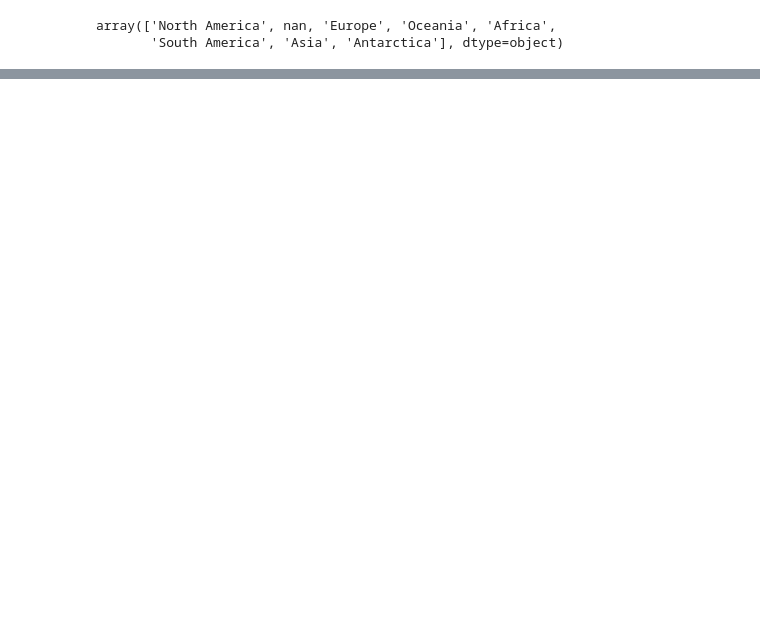
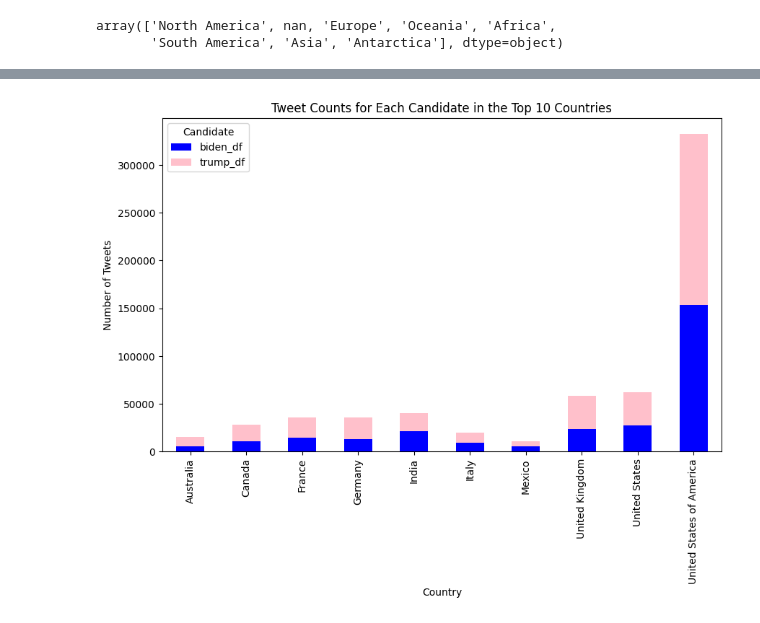
Before and after one commit to MiraySardogan/DC-PollMasters, a Jupyter notebook: twitter.ipynb, the cells around one changed output, grey strips where cells are left out. Cells and saved outputs as stored; diff of their text form; code cells hidden in the pictures; blank space fills up the shorter version.

```diff
--- a/twitter.ipynb
+++ b/twitter.ipynb
@@ -97,0 +209,18 @@ array(['North America', nan, 'Europe', 'Oceania', 'Africa',
+# %%
+top_10_countries = both_data['country'].value_counts().head(10).index
+
+# Filter the data to include only the top 10 countries
+top_country_data = both_data[both_data['country'].isin(top_10_countries)]
+
+# Group by country and candidate to count tweets
+tweets_by_candidate_country = top_country_data.groupby(['country', 'candidate'])['tweet'].count().unstack()
+
+# Plot using matplotlib
+tweets_by_candidate_country.plot(kind='bar', stacked=True, figsize=(10,6), color=['blue', 'pink'])
+plt.xlabel('Country')
+plt.ylabel('Number of Tweets')
+plt.title('Tweet Counts for Each Candidate in the Top 10 Countries')
+plt.legend(title='Candidate')
+plt.show()
+# %% [output]
+[figure, added]
```
Also changed, not shown: parts of 46 cells of this notebook, 1 other file.
